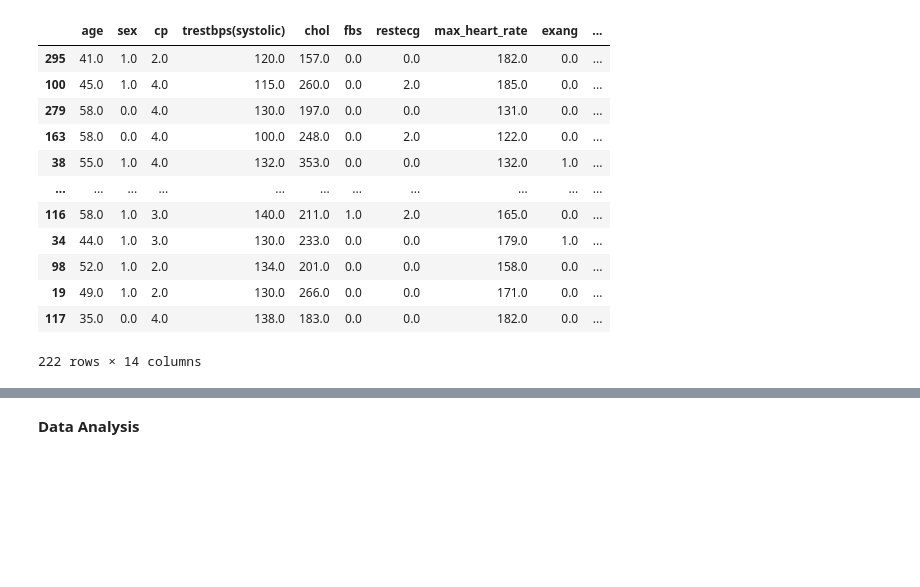
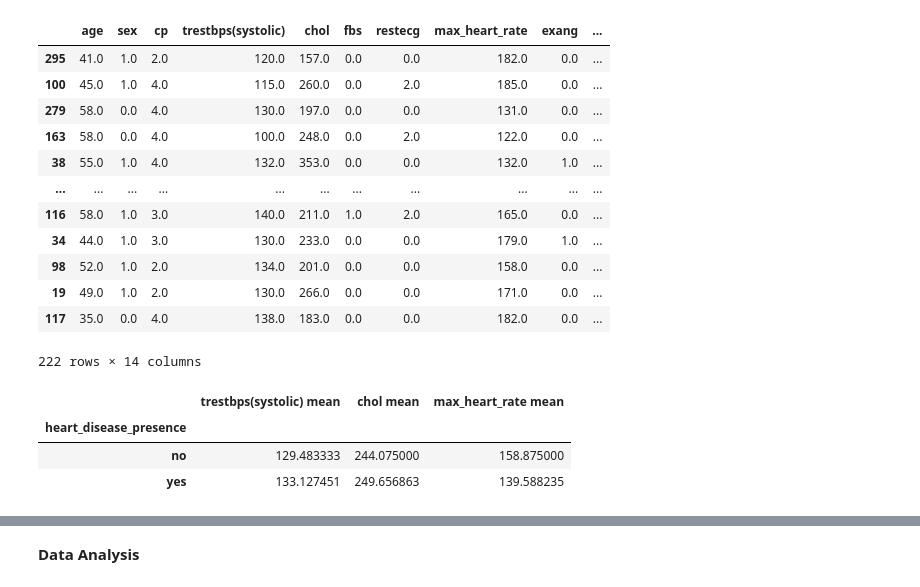
Before and after one commit to cathyleii/AmazingAnts2, a Jupyter notebook: GroupReport.ipynb, the cells around one changed output, grey strips where cells are left out. Saved outputs shown, nothing was run; the diff lists cells and outputs as text; code cells hidden in the pictures; blank space fills up the shorter version.

```diff
--- a/GroupReport.ipynb
+++ b/GroupReport.ipynb
@@ -220,3 +223,24 @@ hd_general
 | 19 | 49.0 | 1.0 | 2.0 | 130.0 | 266.0 | 0.0 | 0.0 | 171.0 | 0.0 | ... |
 | 117 | 35.0 | 0.0 | 4.0 | 138.0 | 183.0 | 0.0 | 0.0 | 182.0 | 0.0 | ... |
 222 rows × 14 columns
+# %%
+hd_predictors_2 = hd_general_train[["trestbps(systolic)", "chol", "max_heart_rate", "heart_disease_presence"]]
+hd_predictors_2.columns = ["trestbps(systolic) mean", "chol mean", "max_heart_rate mean", "heart_disease_presence"]
+
+hd_no = hd_predictors_2[hd_predictors_2["heart_disease_presence"] == "no"]
+hd_no = pd.DataFrame(hd_no.drop(["heart_disease_presence"], axis=1).apply(np.mean)).transpose()
+hd_no.index=["no"]
+
+hd_yes = hd_predictors_2[hd_predictors_2["heart_disease_presence"] == "yes"]
+hd_yes = pd.DataFrame(hd_yes.drop(["heart_disease_presence"], axis=1).apply(np.mean)).transpose()
+hd_yes.index=["yes"]
+
+hd_general_all = [hd_no, hd_yes]
+hd_general_mean2 = pd.concat(hd_general_all)
+hd_general_mean2.index.name = "heart_disease_presence"
+hd_general_mean2
+# %% [output]
+|  | trestbps(systolic) mean | chol mean | max_heart_rate mean |
+| heart_disease_presence |  |  |  |
+| no | 129.483333 | 244.075000 | 158.875000 |
+| yes | 133.127451 | 249.656863 | 139.588235 |
```
Also changed, not shown: parts of 14 cells of this notebook.
